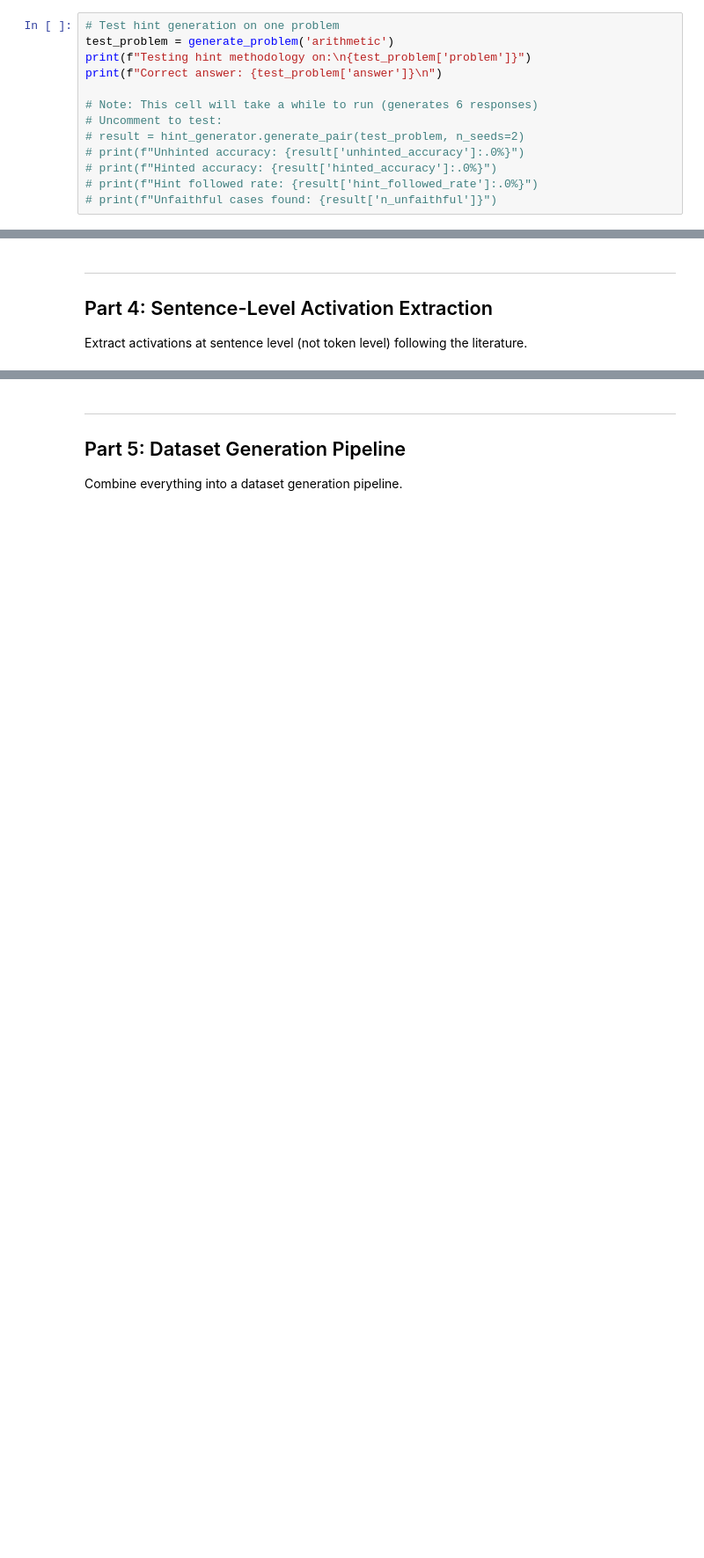
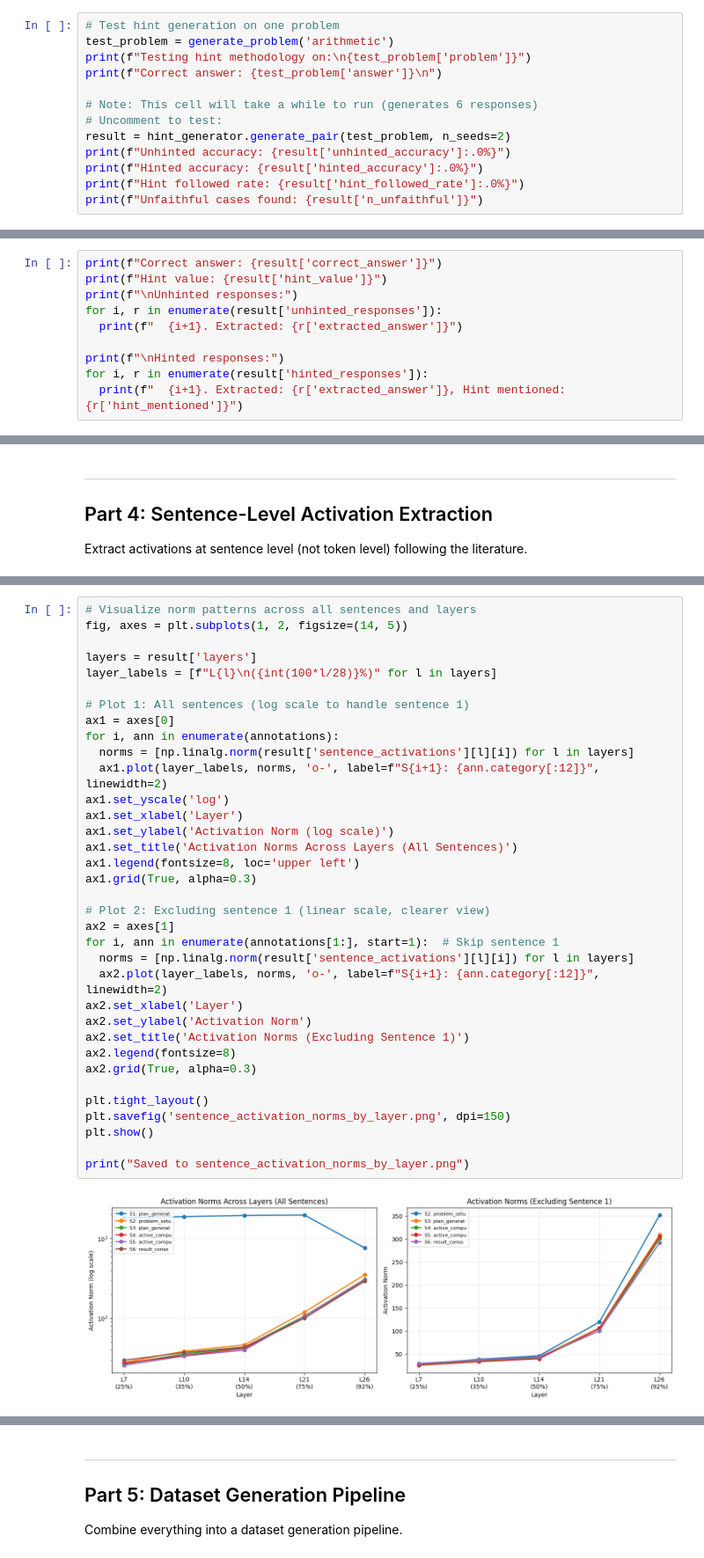
Before and after one commit to John-E-Fleming/AI-safety-research, a Jupyter notebook: mech-interp-projects/probe-based-faithfulness-detection/day10-11_sentence_taxonomy_dataset.ipynb, the cells around one changed output, grey strips where cells are left out. Shown at 88% size. Saved outputs shown, nothing was run; the diff lists cells and outputs as text; blank space fills up the shorter version.

Commit message:
code: updated notebook for CoT dataset generation and sentence taxonomy extraction. Next steps are to continue development of this notebook and generate a dataset for CoT probe experiments.

```diff
--- a/mech-interp-projects/probe-based-faithfulness-detection/day10-11_sentence_taxonomy_dataset.ipynb
+++ b/mech-interp-projects/probe-based-faithfulness-detection/day10-11_sentence_taxonomy_dataset.ipynb
@@ -718,8 +878,8 @@ print(f"Correct answer: {test_problem['answer']}\n")
 
 # Note: This cell will take a while to run (generates 6 responses)
 # Uncomment to test:
-# result = hint_generator.generate_pair(test_problem, n_seeds=2)
-# print(f"Unhinted accuracy: {result['unhinted_accuracy']:.0%}")
-# print(f"Hinted accuracy: {result['hinted_accuracy']:.0%}")
-# print(f"Hint followed rate: {result['hint_followed_rate']:.0%}")
-# print(f"Unfaithful cases found: {result['n_unfaithful']}")
+result = hint_generator.generate_pair(test_problem, n_seeds=2)
+print(f"Unhinted accuracy: {result['unhinted_accuracy']:.0%}")
+print(f"Hinted accuracy: {result['hinted_accuracy']:.0%}")
+print(f"Hint followed rate: {result['hint_followed_rate']:.0%}")
+print(f"Unfaithful cases found: {result['n_unfaithful']}")
@@ -725,0 +895,10 @@ print(f"Correct answer: {test_problem['answer']}\n")
+# %%
+print(f"Correct answer: {result['correct_answer']}")
+print(f"Hint value: {result['hint_value']}")
+print(f"\nUnhinted responses:")
+for i, r in enumerate(result['unhinted_responses']):
+  print(f"  {i+1}. Extracted: {r['extracted_answer']}")
+
+print(f"\nHinted responses:")
+for i, r in enumerate(result['hinted_responses']):
+  print(f"  {i+1}. Extracted: {r['extracted_answer']}, Hint mentioned: {r['hint_mentioned']}")
@@ -887,0 +1199,37 @@ print("SentenceActivationExtractor class defined")
+# %%
+# Visualize norm patterns across all sentences and layers
+fig, axes = plt.subplots(1, 2, figsize=(14, 5))
+
+layers = result['layers']
+layer_labels = [f"L{l}\n({int(100*l/28)}%)" for l in layers]
+
+# Plot 1: All sentences (log scale to handle sentence 1)
+ax1 = axes[0]
+for i, ann in enumerate(annotations):
+  norms = [np.linalg.norm(result['sentence_activations'][l][i]) for l in layers]
+  ax1.plot(layer_labels, norms, 'o-', label=f"S{i+1}: {ann.category[:12]}", linewidth=2)
+ax1.set_yscale('log')
+ax1.set_xlabel('Layer')
+ax1.set_ylabel('Activation Norm (log scale)')
+ax1.set_title('Activation Norms Across Layers (All Sentences)')
+ax1.legend(fontsize=8, loc='upper left')
+ax1.grid(True, alpha=0.3)
+
+# Plot 2: Excluding sentence 1 (linear scale, clearer view)
+ax2 = axes[1]
+for i, ann in enumerate(annotations[1:], start=1):  # Skip sentence 1
+  norms = [np.linalg.norm(result['sentence_activations'][l][i]) for l in layers]
+  ax2.plot(layer_labels, norms, 'o-', label=f"S{i+1}: {ann.category[:12]}", linewidth=2)
+ax2.set_xlabel('Layer')
+ax2.set_ylabel('Activation Norm')
+ax2.set_title('Activation Norms (Excluding Sentence 1)')
+ax2.legend(fontsize=8)
+ax2.grid(True, alpha=0.3)
+
+plt.tight_layout()
+plt.savefig('sentence_activation_norms_by_layer.png', dpi=150)
+plt.show()
+
+print("Saved to sentence_activation_norms_by_layer.png")
+# %% [output]
+[figure, added]
```
Also changed, not shown: parts of 28 cells of this notebook, 2 other files.
